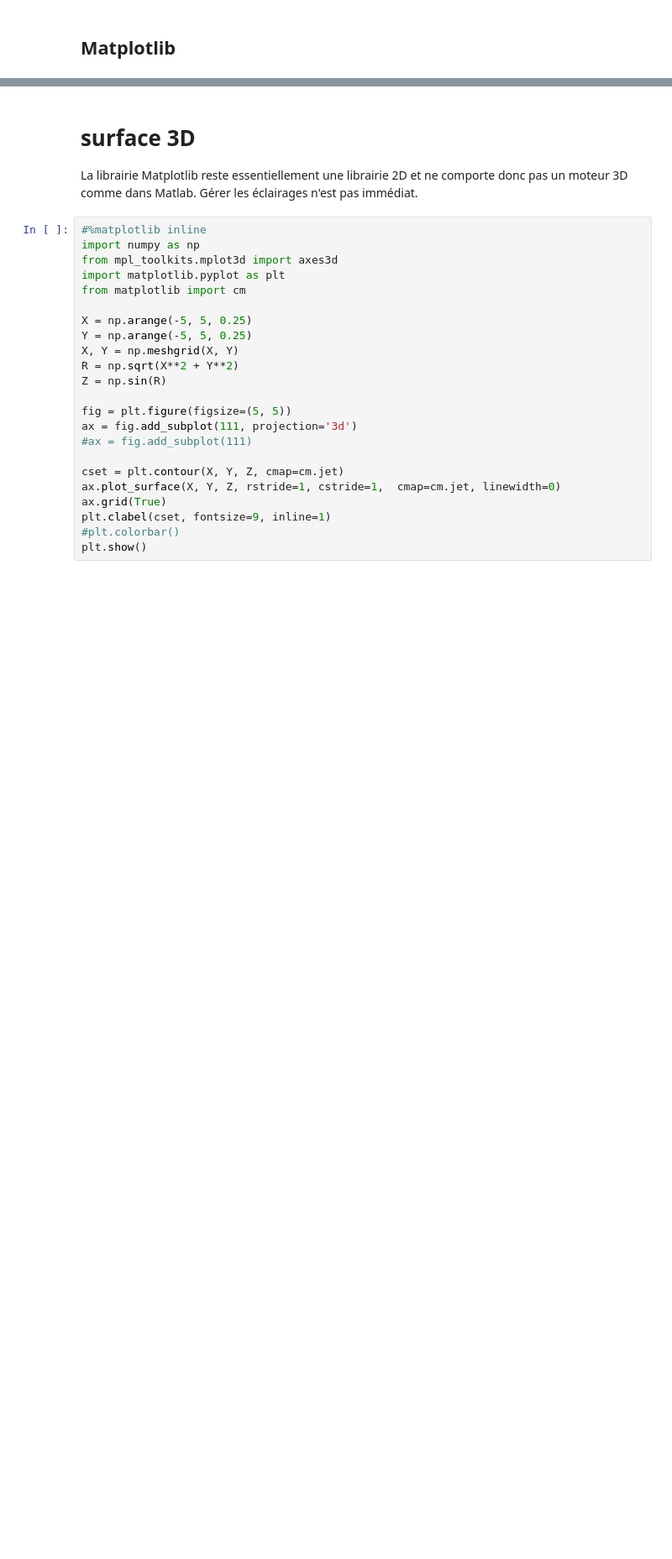
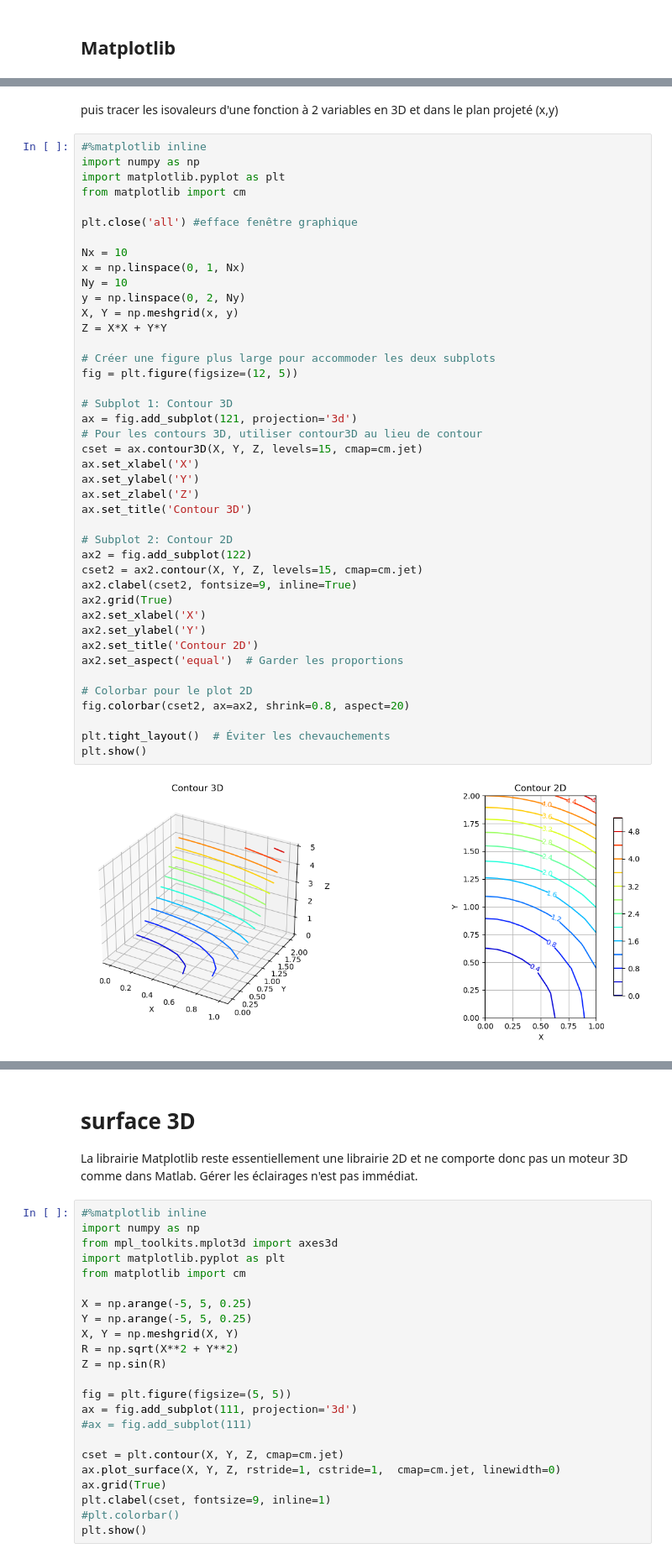
Before and after one commit to JC-Toussaint/Python_Scientifique2025, a Jupyter notebook: 1-Notebooks/02_visualisation/Matplotlib/04_matplotlib_contour.ipynb, the cells around one changed output, grey strips where cells are left out. Shown: that part at 84% size. Drawn from its saved outputs; the diff is of its cells as text; blank space fills up the shorter version.

Commit message:
Matplotlib update

```diff
--- a/1-Notebooks/02_visualisation/Matplotlib/04_matplotlib_contour.ipynb
+++ b/1-Notebooks/02_visualisation/Matplotlib/04_matplotlib_contour.ipynb
@@ -65,0 +31,46 @@ plt.show()
+# %% [markdown]
+puis tracer les isovaleurs d'une fonction à 2 variables en 3D et dans le plan projeté (x,y)
+# %%
+#%matplotlib inline
+import numpy as np
+import matplotlib.pyplot as plt
+from matplotlib import cm
+
+plt.close('all') #efface fenêtre graphique
+
+Nx = 10
+x = np.linspace(0, 1, Nx)
+Ny = 10
+y = np.linspace(0, 2, Ny)
+X, Y = np.meshgrid(x, y)
+Z = X*X + Y*Y
+
+# Créer une figure plus large pour accommoder les deux subplots
+fig = plt.figure(figsize=(12, 5))
+
+# Subplot 1: Contour 3D
+ax = fig.add_subplot(121, projection='3d')
+# Pour les contours 3D, utiliser contour3D au lieu de contour
+cset = ax.contour3D(X, Y, Z, levels=15, cmap=cm.jet)
+ax.set_xlabel('X')
+ax.set_ylabel('Y')
+ax.set_zlabel('Z')
+ax.set_title('Contour 3D')
+
+# Subplot 2: Contour 2D
+ax2 = fig.add_subplot(122)
+cset2 = ax2.contour(X, Y, Z, levels=15, cmap=cm.jet)
+ax2.clabel(cset2, fontsize=9, inline=True)
+ax2.grid(True)
+ax2.set_xlabel('X')
+ax2.set_ylabel('Y')
+ax2.set_title('Contour 2D')
+ax2.set_aspect('equal')  # Garder les proportions
+
+# Colorbar pour le plot 2D
+fig.colorbar(cset2, ax=ax2, shrink=0.8, aspect=20)
+
+plt.tight_layout()  # Éviter les chevauchements
+plt.show()
+# %% [output]
+[figure, added]
```
Also changed, not shown: parts of 8 cells of this notebook.
